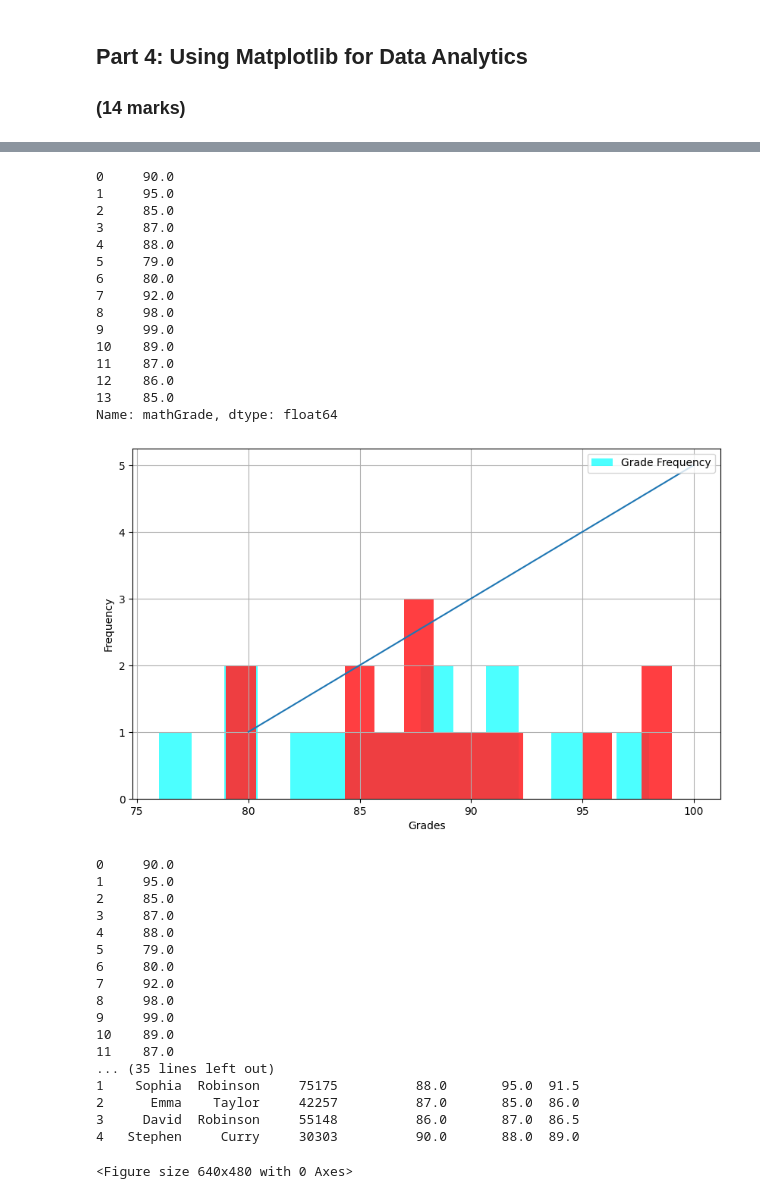
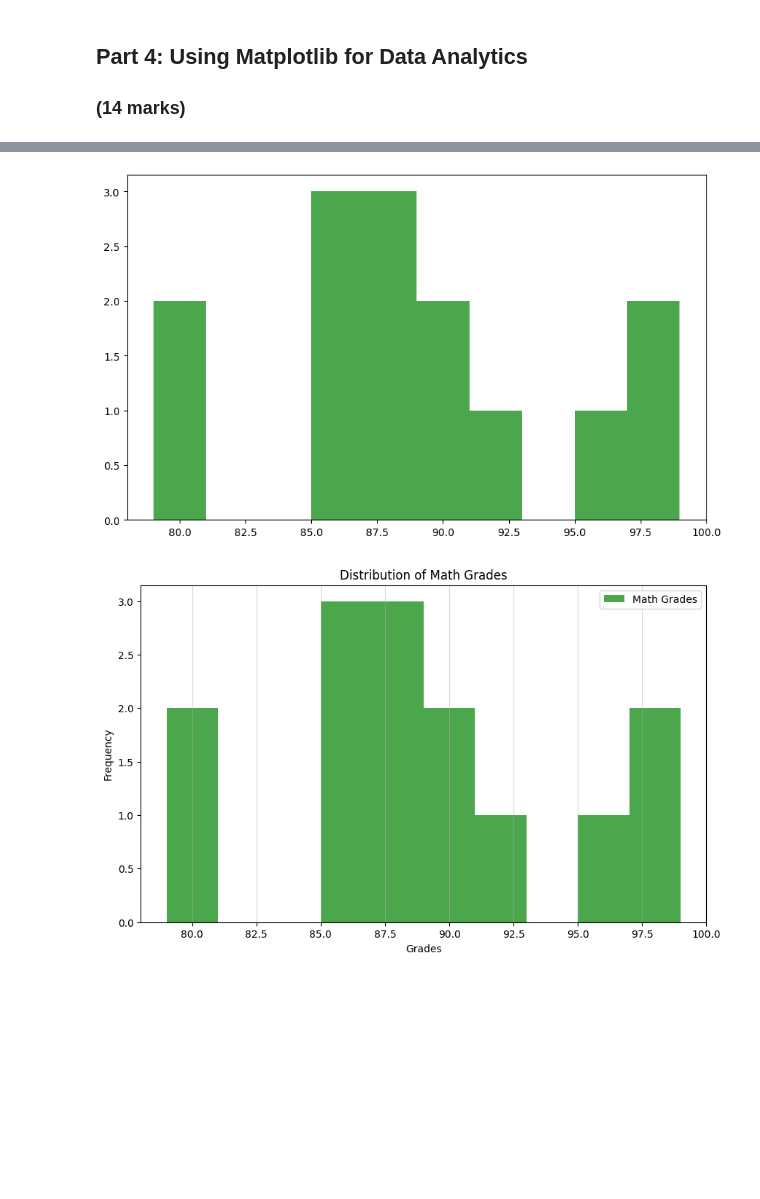
Before and after one commit to ParthoProtimDas715/engg680_2024_fall, a Jupyter notebook: Lab_Assignment1/StudentGradeManagementSystem.ipynb, the cells around one changed output, grey strips where cells are left out. Saved outputs shown, nothing was run; the diff lists cells and outputs as text; code cells hidden in the pictures; blank space fills up the shorter version.

```diff
--- a/Lab_Assignment1/StudentGradeManagementSystem.ipynb
+++ b/Lab_Assignment1/StudentGradeManagementSystem.ipynb
@@ -466,76 +542,45 @@ Requirement already satisfied: six>=1.5 in /usr/local/lib/python3.10/dist-packag
 # %%
 # Let's use matplotlib to display a histogram of the grades distribution
 # Histograms are useful for seeing the distribution of the students grades
 
-plt.figure(figsize=(10, 6))
-plt.hist(df_studentGrades['englishGrade'], bins=15, alpha=0.7, label='English Grades', color='cyan')
-plt.hist(df_studentGrades['mathGrade'], bins=15, alpha=0.7, label='Math Grades', color='Pink')
+#plt.figure(figsize=(10, 6))
+#plt.hist(df_studentGrades['englishGrade'], bins=10, alpha=0.7, label='English Grades', color='blue')
 
 # Step 1: Use the line above as reference to create a histogram for the math grades
 # (1 mark)
-#Creating a histogram
-plt.hist(df_studentGrades['mathGrade'], bins=15, alpha=0.7, label='Math Grades', color='red')
-print(df_studentGrades['mathGrade'])
+plt.figure(figsize=(10, 6))
+plt.hist(df_studentGrades['mathGrade'], bins=10, alpha=0.7, label='Math Grades', color='green')
+plt.show()
+
 
 # Step 2: Ensure that your plot is descriptive, so use labels (x and y axis), a title, and a legend.
 # Hint: Use the matplotlib .legend(loc='<location>') to add and place the legend.
 # You can use 'upper left', 'upper right', 'lower left', and 'lower right' to specify the location.
 # (4 marks)
-#
-import matplotlib.pyplot as plt
-
-grades = [80, 85, 90, 95, 100]
-frequency = [1, 2, 3, 4, 5]
-
-plt.plot(grades, frequency)
+plt.figure(figsize=(10, 6))
+plt.hist(df_studentGrades['mathGrade'], bins=10, alpha=0.7, label='Math Grades', color='green')
+plt.title('Distribution of Math Grades')
 plt.xlabel('Grades')
 plt.ylabel('Frequency')
-plt.legend(['Grade Frequency'], loc='upper right')
+plt.legend()
+plt.legend(loc='upper right')
+plt.grid(axis='x', alpha=0.5)
+plt.show()
 plt.grid(True)
-plt.show()
 
 # Step 3: Use the .savefig('<image_title>'.png) to output an image file of the histogram.
 # Please be sure to use a descriptive title!
 # (1 mark)
-#Image of the Histrogram
-plt.savefig('grade_distribution.png')
-print(df_studentGrades['mathGrade'])
-print(df_studentGrades['englishGrade'])
-print(df_studentGrades)
-print(df_studentGrades.head())
+plt.figure(figsize=(10, 6))
+plt.hist(df_studentGrades['mathGrade'], bins=10, alpha=0.7, label='Math Grades', color='green')
+plt.title('Distribution of Math Grades')
+plt.xlabel('Grades')
+plt.ylabel('Frequency')
+plt.legend()
+plt.legend(loc='upper right')
+plt.grid(True, alpha=0.5)
+plt.savefig('Distribution_of_Math_Grades.png', dpi=200)
 plt.show()
 # %% [output]
-0     90.0
-1     95.0
-2     85.0
-3     87.0
-4     88.0
-5     79.0
-6     80.0
-7     92.0
-8     98.0
-9     99.0
-10    89.0
-11    87.0
-12    86.0
-13    85.0
-Name: mathGrade, dtype: float64
-[figure, old version]
+[figure, new version]
-0     90.0
-1     95.0
-2     85.0
-3     87.0
-4     88.0
-5     79.0
-6     80.0
-7     92.0
-8     98.0
-9     99.0
-10    89.0
-11    87.0
-... (35 lines left out)
-1    Sophia  Robinson     75175          88.0       95.0  91.5
-2      Emma    Taylor     42257          87.0       85.0  86.0
-3     David  Robinson     55148          86.0       87.0  86.5
-4   Stephen     Curry     30303          90.0       88.0  89.0
-<Figure size 640x480 with 0 Axes>
+[figure, added]
```
Also changed, not shown: parts of 16 cells of this notebook.
